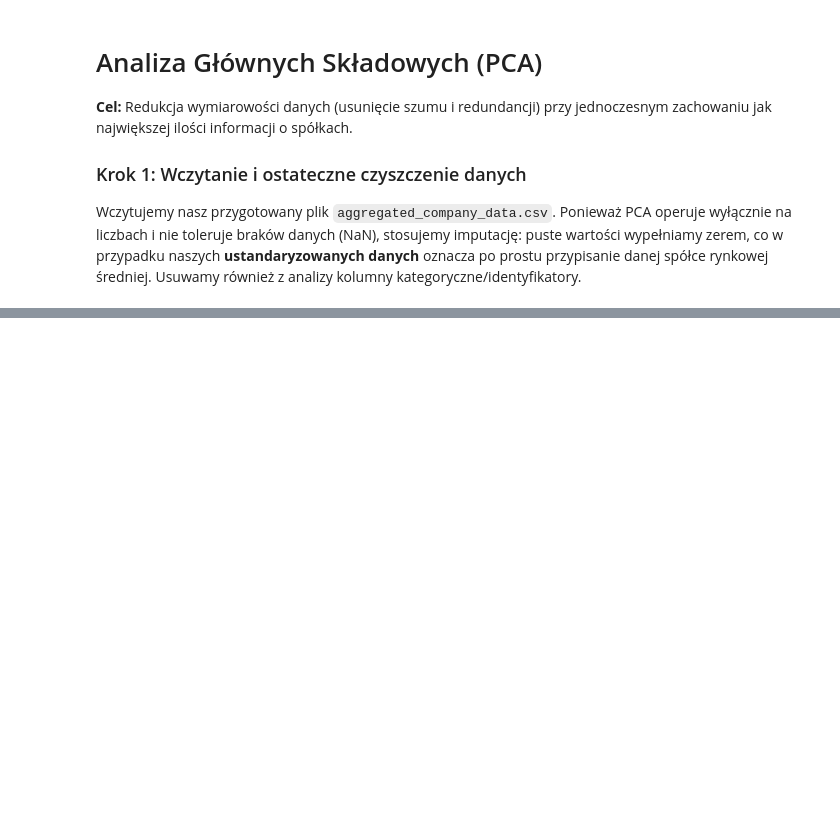
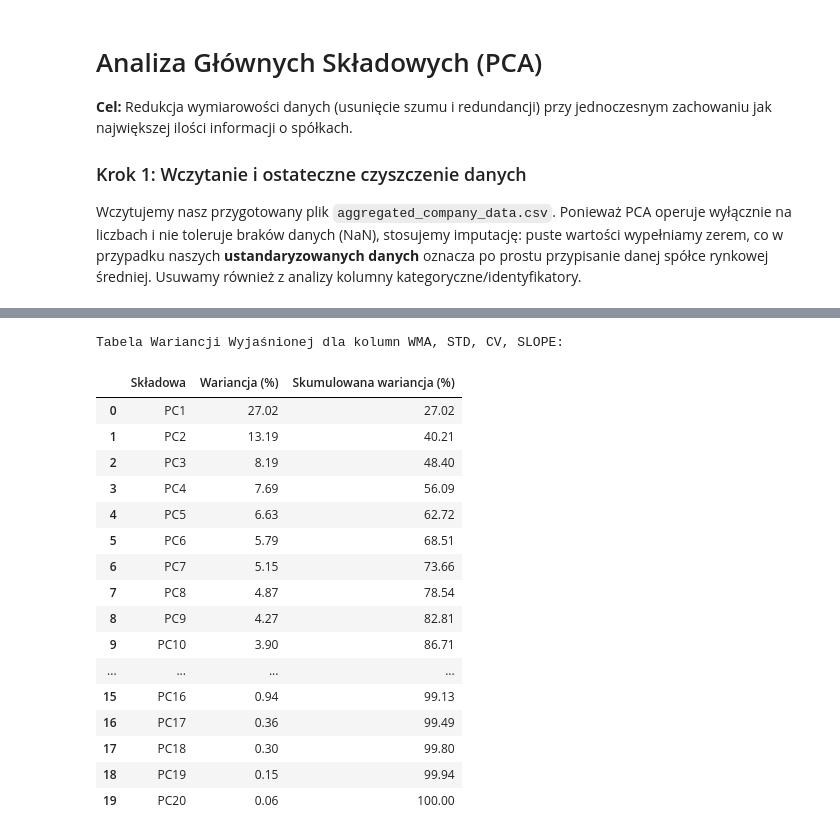
Before and after one commit to Wojciech-Majchrowski-23/MSiD_Project, a Jupyter notebook: src/pca.ipynb, the cells around one changed output, grey strips where cells are left out. Saved outputs shown, nothing was run; the diff lists cells and outputs as text; code cells hidden in the pictures; blank space fills up the shorter version.

```diff
--- a/src/pca.ipynb
+++ b/src/pca.ipynb
@@ -60,0 +26,39 @@ Dane gotowe do PCA. Liczba wierszy: 1000, Liczba analizowanych metryk: 11
+# %%
+names_tuple = ('_WMA', '_std', '_cv', '_slope')
+doubled_columns = [col for col in df_pca.columns if col.endswith(names_tuple)]
+
+double_col_df = df_pca[doubled_columns]
+
+pca_1 = PCA()
+pca_1.fit(double_col_df)
+
+explained_variance = pca_1.explained_variance_ratio_ * 100
+cumulative_variance = np.cumsum(explained_variance)
+
+pca_summary = pd.DataFrame({
+    'Składowa': [f'PC{i+1}' for i in range(len(explained_variance))],
+    'Wariancja (%)': explained_variance,
+    'Skumulowana wariancja (%)': cumulative_variance
+})
+
+print("Tabela Wariancji Wyjaśnionej dla kolumn WMA, STD, CV, SLOPE:")
+display(pca_summary.round(2))
+# %% [output]
+Tabela Wariancji Wyjaśnionej dla kolumn WMA, STD, CV, SLOPE:
+|  | Składowa | Wariancja (%) | Skumulowana wariancja (%) |
+| 0 | PC1 | 27.02 | 27.02 |
+| 1 | PC2 | 13.19 | 40.21 |
+| 2 | PC3 | 8.19 | 48.40 |
+| 3 | PC4 | 7.69 | 56.09 |
+| 4 | PC5 | 6.63 | 62.72 |
+| 5 | PC6 | 5.79 | 68.51 |
+| 6 | PC7 | 5.15 | 73.66 |
+| 7 | PC8 | 4.87 | 78.54 |
+| 8 | PC9 | 4.27 | 82.81 |
+| 9 | PC10 | 3.90 | 86.71 |
+| ... | ... | ... | ... |
+| 15 | PC16 | 0.94 | 99.13 |
+| 16 | PC17 | 0.36 | 99.49 |
+| 17 | PC18 | 0.30 | 99.80 |
+| 18 | PC19 | 0.15 | 99.94 |
+| 19 | PC20 | 0.06 | 100.00 |
```
Also changed, not shown: parts of 20 cells of this notebook, 1 other file.
